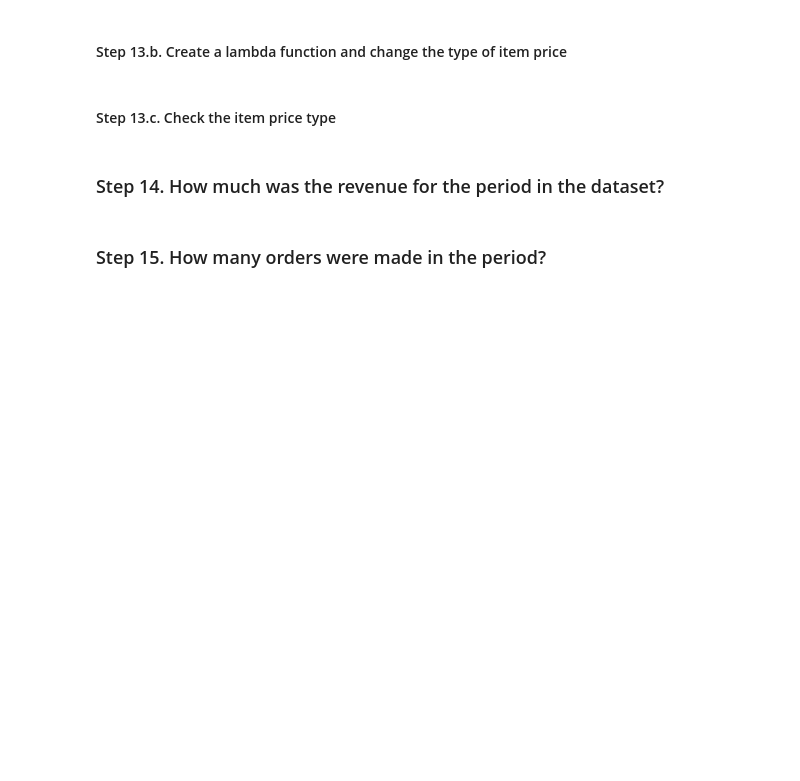
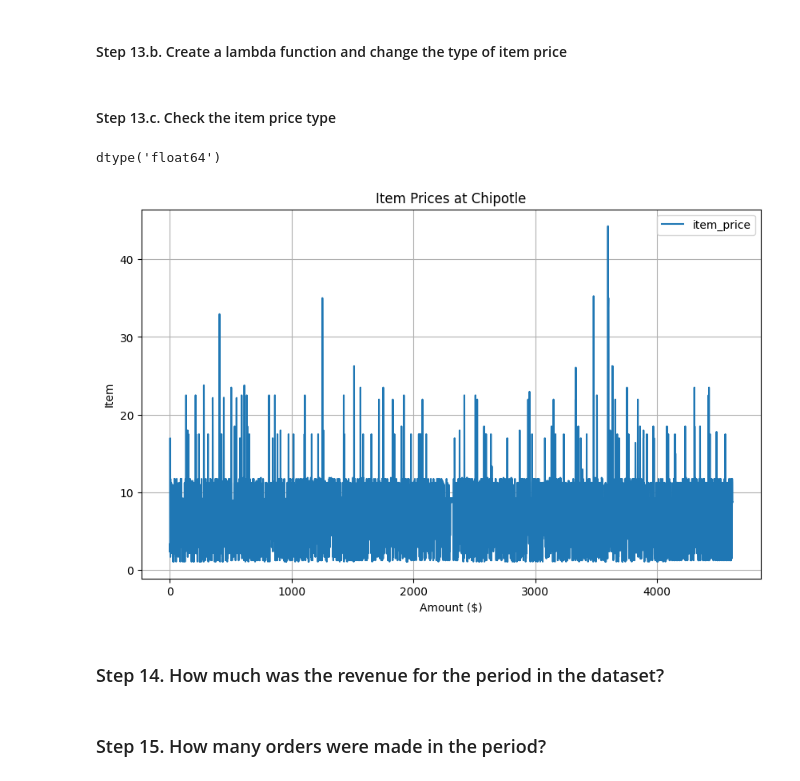
Before and after one commit to guipsamora/pandas_exercises, a Jupyter notebook: 01_Getting_&_Knowing_Your_Data/Chipotle/Exercises.ipynb, the cells around one changed output. Cells and saved outputs as stored; diff of their text form; code cells hidden in the pictures; blank space fills up the shorter version.

```diff
--- a/01_Getting_&_Knowing_Your_Data/Chipotle/Exercises.ipynb
+++ b/01_Getting_&_Knowing_Your_Data/Chipotle/Exercises.ipynb
@@ -9,5 +13,9 @@ Special thanks to: https://github.com/justmarkham for sharing the dataset and ma
 ### Step 2. Import the dataset from this [address](https://raw.githubusercontent.com/justmarkham/DAT8/master/data/chipotle.tsv).
 # %% [markdown]
 ### Step 3. Assign it to a variable called chipo.
+# %%
+url = 'https://raw.githubusercontent.com/justmarkham/DAT8/master/data/chipotle.tsv'
+
+chipo = pd.read_csv(url, sep='\t')
 # %% [markdown]
 ### Step 4. See the first 10 entries
@@ -38,7 +136,30 @@ Special thanks to: https://github.com/justmarkham for sharing the dataset and ma
 # %% [markdown]
 #### Step 13.b. Create a lambda function and change the type of item price
+# %%
+def dollarizer(x):
+	if isinstance(x, str):
+		return float(x[1:])
+	return x
+
+chipo.item_price = chipo.item_price.apply(dollarizer)
 # %% [markdown]
 #### Step 13.c. Check the item price type
+# %%
+chipo.item_price.dtype
+# %% [output]
+dtype('float64')
+# %%
+chipo[['item_name', 'item_price']].plot(
+    figsize=(10, 6),  # Set the figure size (width, height)
+    title='Item Prices at Chipotle',
+    xlabel='Amount ($)',
+    ylabel='Item',
+    grid=True,       # Add a grid
+    legend=True      # Show legend
+)
+plt.show()  # Display the plot
+# %% [output]
+[figure, added]
 # %% [markdown]
 ### Step 14. How much was the revenue for the period in the dataset?
 # %% [markdown]
```
Also changed, not shown: parts of 12 cells of this notebook, 2 other files.
